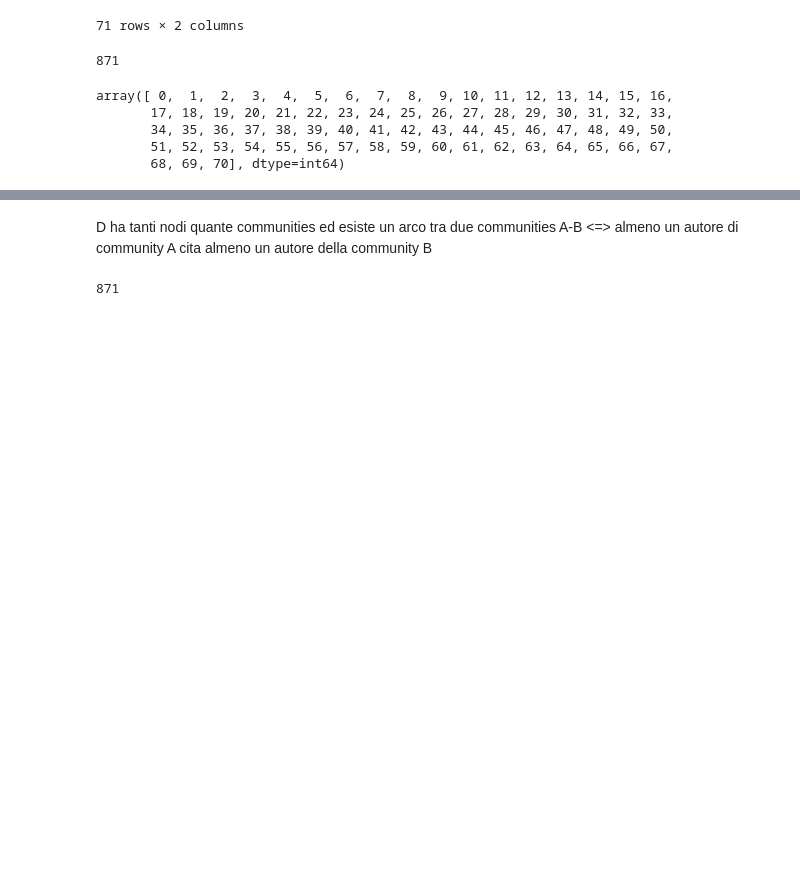
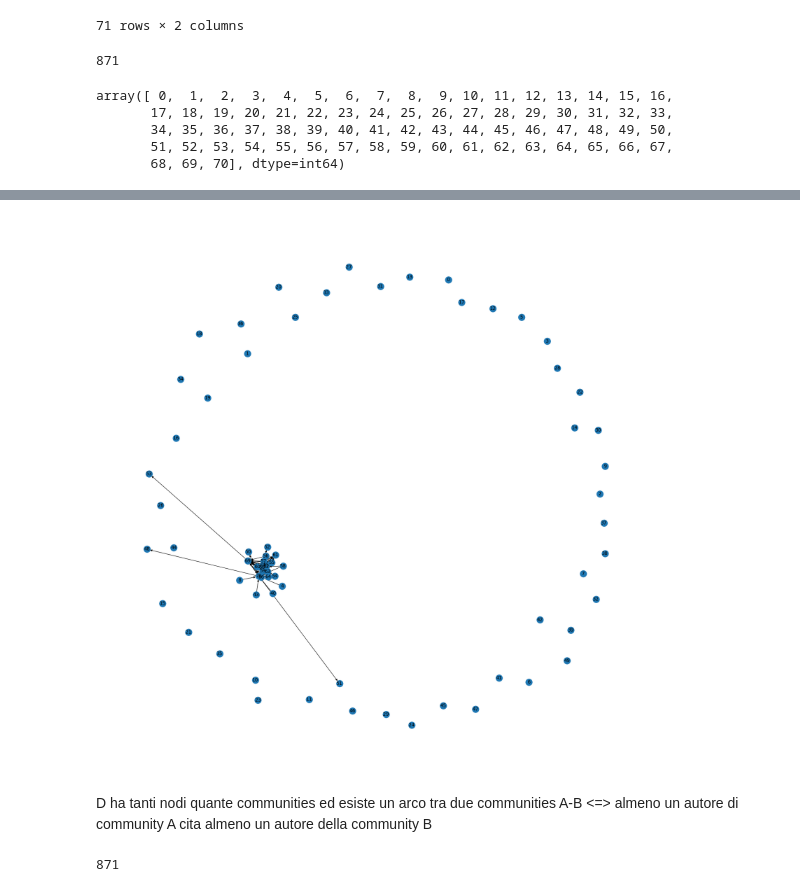
Before and after one commit to matteo-Donofrio-unipi/Master_Degree_Thesis, a Jupyter notebook: CALCOLO FORMULA FINALE/Final Formula .ipynb, the cells around one changed output, grey strips where cells are left out. Cells and saved outputs as stored; diff of their text form; code cells hidden in the pictures; blank space fills up the shorter version.

```diff
--- a/CALCOLO FORMULA FINALE/Final Formula .ipynb
+++ b/CALCOLO FORMULA FINALE/Final Formula .ipynb
@@ -179,6 +186,13 @@ for i in Communities.index.values:
             if(len(temp_df) > 0):
 
                 D.add_weighted_edges_from([(str(i),str(j),len(temp_df))])
+# %%
+figure(figsize=(20, 20), dpi=80)
+
+nx.draw(D, with_labels=True)
+plt.show()
+# %% [output]
+[figure, added]
 # %% [markdown]
 D ha tanti nodi quante communities ed esiste un arco tra due communities A-B <=> almeno un autore di community A cita almeno un autore della community B
 # %%
```
Also changed, not shown: parts of 28 cells of this notebook.
